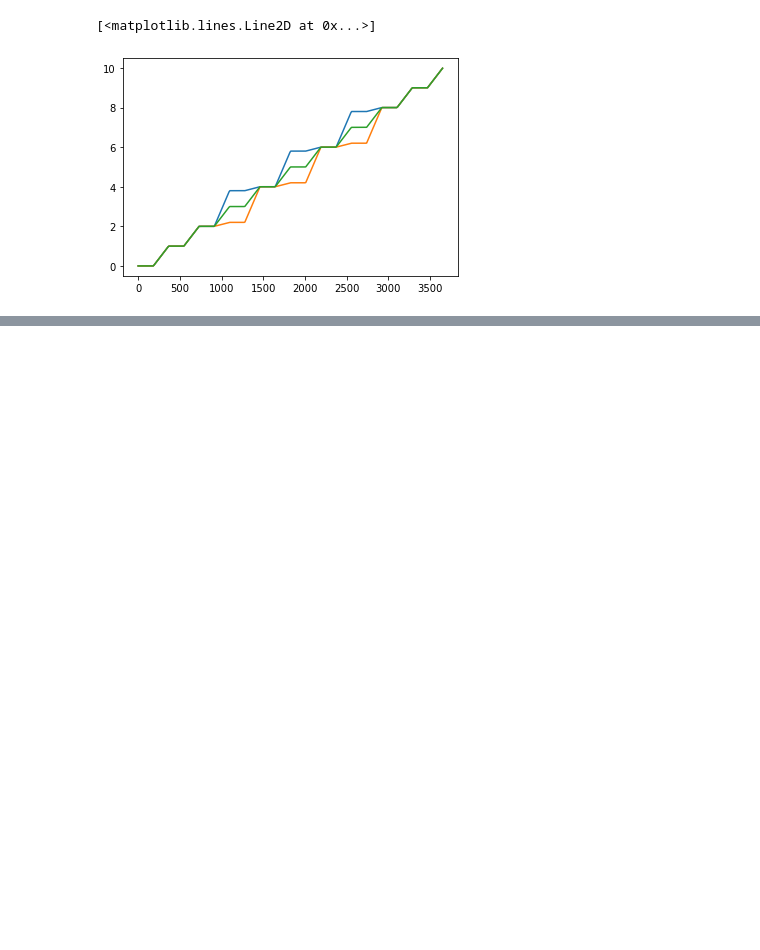
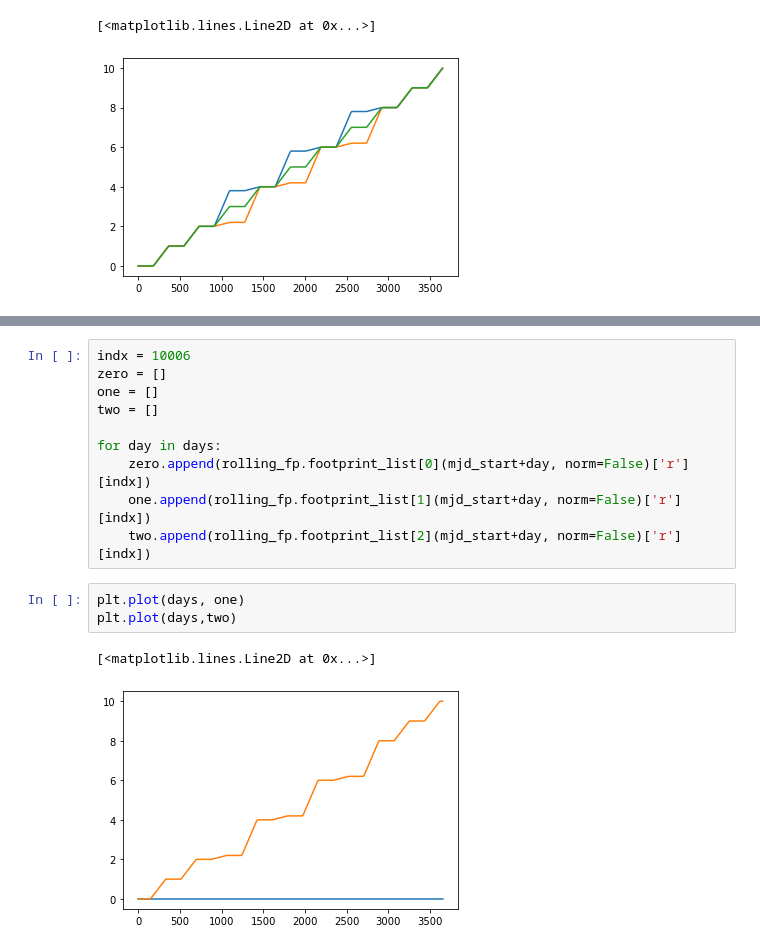
Before and after one commit to lsst-sims/sims_featureScheduler_runs1.7, a Jupyter notebook: technical/roll_weight_tune/fp_obj.ipynb, the cells around one changed output, grey strips where cells are left out. Saved outputs shown, nothing was run; the diff lists cells and outputs as text; blank space fills up the shorter version.

```diff
--- a/technical/roll_weight_tune/fp_obj.ipynb
+++ b/technical/roll_weight_tune/fp_obj.ipynb
@@ -85 +90,17 @@ plt.plot(days, rolling_fp.footprint_list[1].step_func(days, rolling_fp.footprint
+# %%
+indx = 10006
+zero = []
+one = []
+two = []
+
+for day in days:
+    zero.append(rolling_fp.footprint_list[0](mjd_start+day, norm=False)['r'][indx])
+    one.append(rolling_fp.footprint_list[1](mjd_start+day, norm=False)['r'][indx])
+    two.append(rolling_fp.footprint_list[2](mjd_start+day, norm=False)['r'][indx])
+# %%
+plt.plot(days, one)
+plt.plot(days,two)
+# %% [output]
+[<matplotlib.lines.Line2D at 0x...>]
+[figure, added]
 # %%
```
Also changed, not shown: parts of 7 cells of this notebook.
